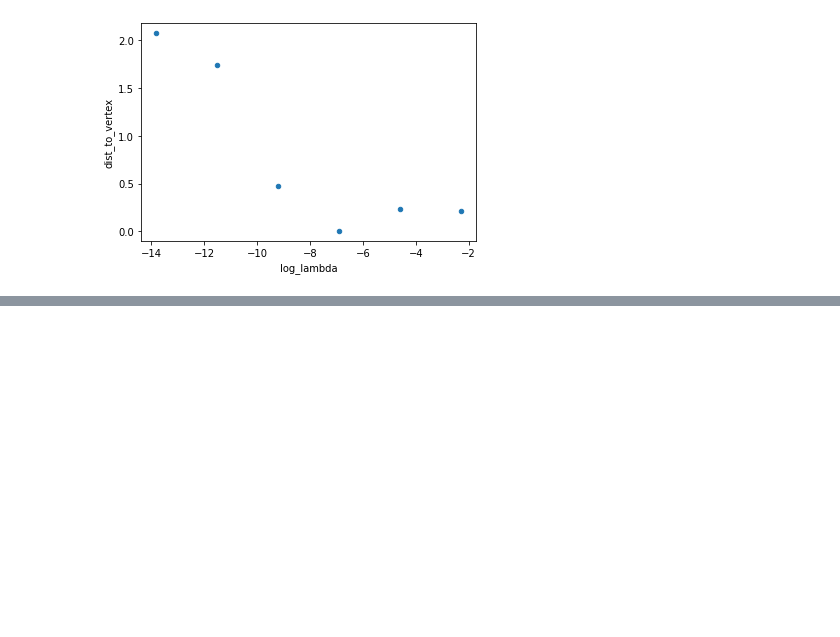
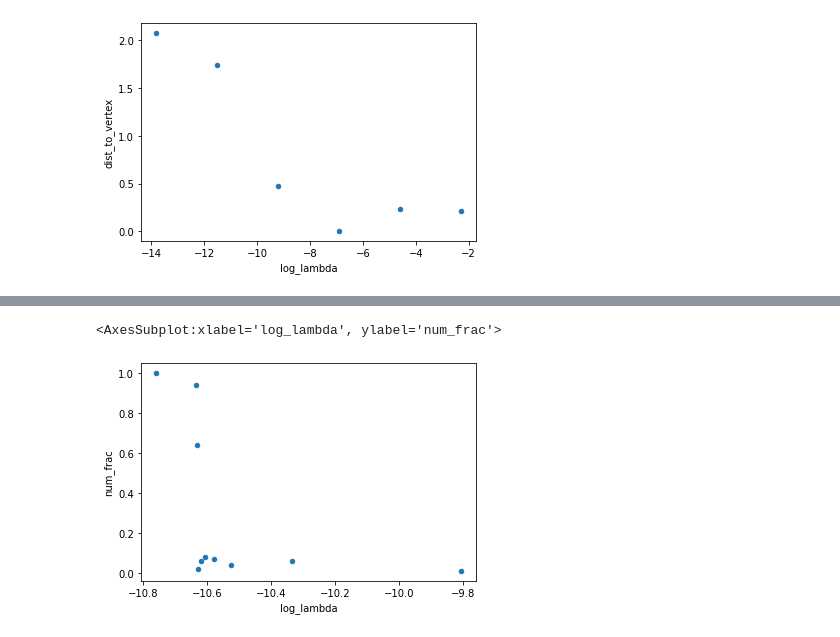
Before and after one commit to ksreenivasan/pruning_is_enough, a Jupyter notebook: subset_sum_simulation.ipynb, the cells around one changed output, grey strips where cells are left out. Saved outputs shown, nothing was run; the diff lists cells and outputs as text; code cells hidden in the pictures; blank space fills up the shorter version.

```diff
--- a/subset_sum_simulation.ipynb
+++ b/subset_sum_simulation.ipynb
@@ -185,0 +248,5 @@ results_df.plot(x="log_lambda", y="dist_to_vertex", kind="scatter")
+# %%
+results_df.plot(x="log_lambda", y="num_frac", kind="scatter")
+# %% [output]
+<AxesSubplot:xlabel='log_lambda', ylabel='num_frac'>
+[figure, added]
```
Also changed, not shown: parts of 5 cells of this notebook.
